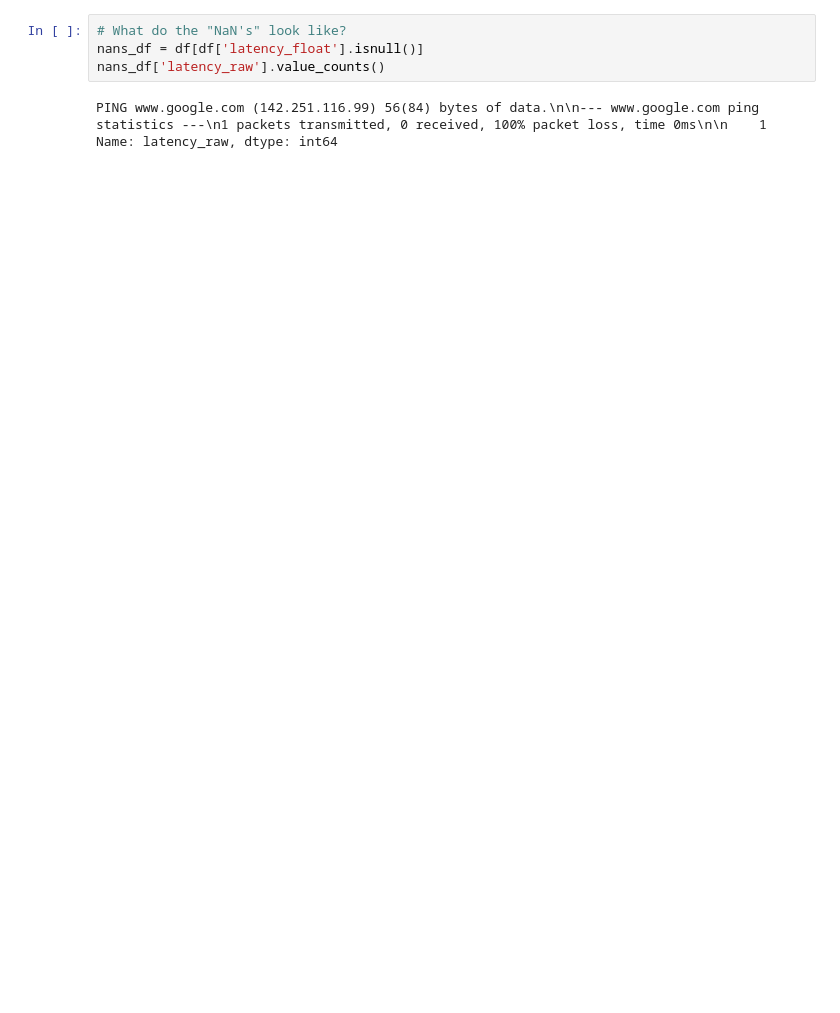
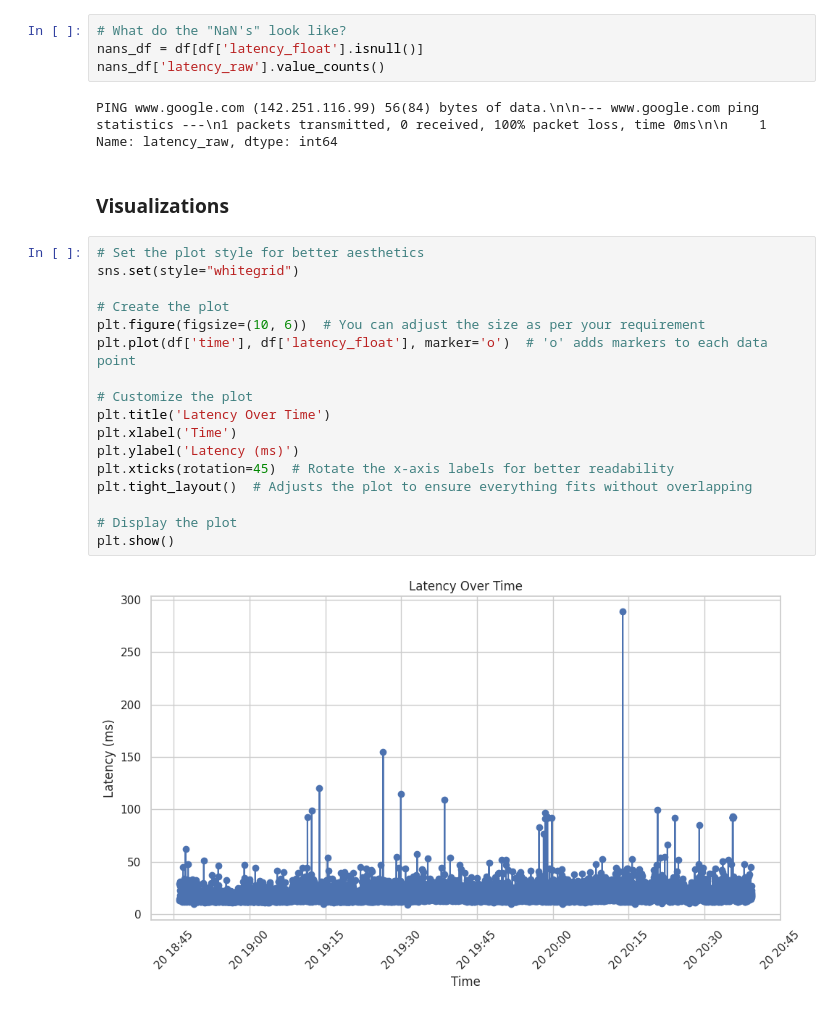
Before and after one commit to Chudbrochil/ping_tester, a Jupyter notebook: ping_analysis.ipynb, the cells around one changed output. Cells and saved outputs as stored; diff of their text form; blank space fills up the shorter version.

Commit message:
Make visualizations a bit prettier with seaborn.

```diff
--- a/ping_analysis.ipynb
+++ b/ping_analysis.ipynb
@@ -54,3 +55,24 @@ nans_df['latency_raw'].value_counts()
 # %% [output]
 PING www.google.com (142.251.116.99) 56(84) bytes of data.\n\n--- www.google.com ping statistics ---\n1 packets transmitted, 0 received, 100% packet loss, time 0ms\n\n    1
 Name: latency_raw, dtype: int64
+# %% [markdown]
+### Visualizations
+# %%
+# Set the plot style for better aesthetics
+sns.set(style="whitegrid")
+
+# Create the plot
+plt.figure(figsize=(10, 6))  # You can adjust the size as per your requirement
+plt.plot(df['time'], df['latency_float'], marker='o')  # 'o' adds markers to each data point
+
+# Customize the plot
+plt.title('Latency Over Time')
+plt.xlabel('Time')
+plt.ylabel('Latency (ms)')
+plt.xticks(rotation=45)  # Rotate the x-axis labels for better readability
+plt.tight_layout()  # Adjusts the plot to ensure everything fits without overlapping
+
+# Display the plot
+plt.show()
+# %% [output]
+[figure, added]
```
Also changed, not shown: parts of 4 cells of this notebook, 1 other file.
